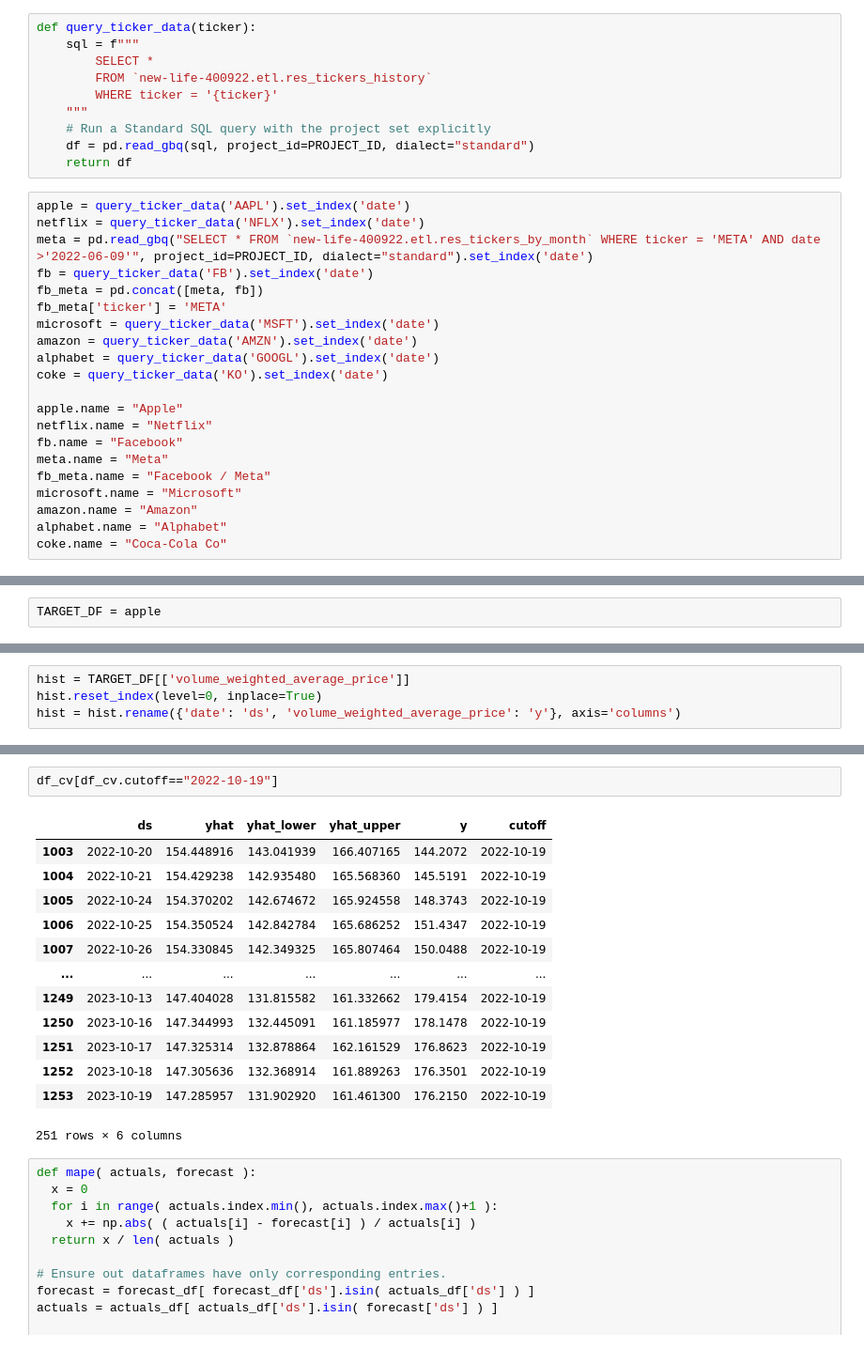
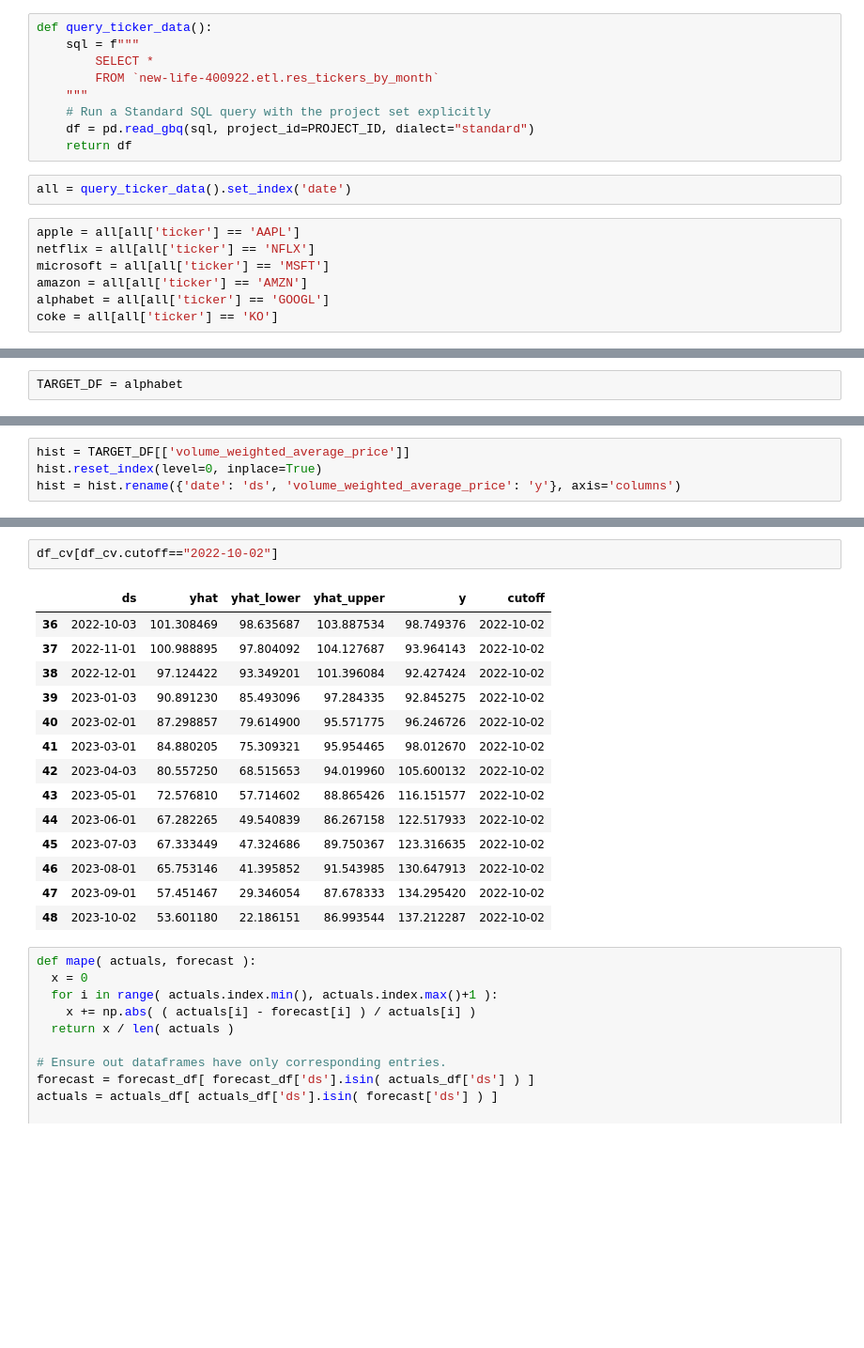
Before and after one commit to evanvolgas/arapbi, a Jupyter notebook: analysis/prophet.ipynb, the cells around one changed output, grey strips where cells are left out. Shown: that part at 94% size. Saved outputs shown, nothing was run; the diff lists cells and outputs as text; blank space fills up the shorter version.

```diff
--- a/analysis/prophet.ipynb
+++ b/analysis/prophet.ipynb
@@ -24,33 +24,20 @@ logger.addHandler(logging.NullHandler())
 logger.propagate = False
 logger.setLevel(logging.ERROR)
 # %%
-def query_ticker_data(ticker):
+def query_ticker_data():
     sql = f"""
         SELECT *
-        FROM `new-life-400922.etl.res_tickers_history`
-        WHERE ticker = '{ticker}'
+        FROM `new-life-400922.etl.res_tickers_by_month`
     """
     # Run a Standard SQL query with the project set explicitly
     df = pd.read_gbq(sql, project_id=PROJECT_ID, dialect="standard")
     return df
 # %%
-apple = query_ticker_data('AAPL').set_index('date')
-netflix = query_ticker_data('NFLX').set_index('date')
-meta = pd.read_gbq("SELECT * FROM `new-life-400922.etl.res_tickers_by_month` WHERE ticker = 'META' AND date >'2022-06-09'", project_id=PROJECT_ID, dialect="standard").set_index('date')
-fb = query_ticker_data('FB').set_index('date')
-fb_meta = pd.concat([meta, fb])
-fb_meta['ticker'] = 'META'
-microsoft = query_ticker_data('MSFT').set_index('date')
-amazon = query_ticker_data('AMZN').set_index('date')
-alphabet = query_ticker_data('GOOGL').set_index('date')
-coke = query_ticker_data('KO').set_index('date')
-
-apple.name = "Apple"
-netflix.name = "Netflix"
-fb.name = "Facebook"
-meta.name = "Meta"
-fb_meta.name = "Facebook / Meta"
-microsoft.name = "Microsoft"
-amazon.name = "Amazon"
-alphabet.name = "Alphabet"
-coke.name = "Coca-Cola Co"
+all = query_ticker_data().set_index('date')
+# %%
+apple = all[all['ticker'] == 'AAPL']
+netflix = all[all['ticker'] == 'NFLX']
+microsoft = all[all['ticker'] == 'MSFT']
+amazon = all[all['ticker'] == 'AMZN']
+alphabet = all[all['ticker'] == 'GOOGL']
+coke = all[all['ticker'] == 'KO']
@@ -57,5 +51,5 @@ coke.name = "Coca-Cola Co"
 # %%
-TARGET_DF = apple
+TARGET_DF = alphabet
 # %%
 vwap = TARGET_DF['volume_weighted_average_price']
 # %%
@@ -234,19 +227,20 @@ duckdb.sql("select cutoff, count(*) from df_cv group by 1 order by 1").df()
 # %%
-df_cv[df_cv.cutoff=="2022-10-19"]
+df_cv[df_cv.cutoff=="2022-10-02"]
 # %% [output]
 |  | ds | yhat | yhat_lower | yhat_upper | y | cutoff |
-| 1003 | 2022-10-20 | 154.448916 | 143.041939 | 166.407165 | 144.2072 | 2022-10-19 |
-| 1004 | 2022-10-21 | 154.429238 | 142.935480 | 165.568360 | 145.5191 | 2022-10-19 |
-| 1005 | 2022-10-24 | 154.370202 | 142.674672 | 165.924558 | 148.3743 | 2022-10-19 |
-| 1006 | 2022-10-25 | 154.350524 | 142.842784 | 165.686252 | 151.4347 | 2022-10-19 |
-| 1007 | 2022-10-26 | 154.330845 | 142.349325 | 165.807464 | 150.0488 | 2022-10-19 |
-| ... | ... | ... | ... | ... | ... | ... |
-| 1249 | 2023-10-13 | 147.404028 | 131.815582 | 161.332662 | 179.4154 | 2022-10-19 |
-| 1250 | 2023-10-16 | 147.344993 | 132.445091 | 161.185977 | 178.1478 | 2022-10-19 |
-| 1251 | 2023-10-17 | 147.325314 | 132.878864 | 162.161529 | 176.8623 | 2022-10-19 |
-| 1252 | 2023-10-18 | 147.305636 | 132.368914 | 161.889263 | 176.3501 | 2022-10-19 |
-| 1253 | 2023-10-19 | 147.285957 | 131.902920 | 161.461300 | 176.2150 | 2022-10-19 |
+| 36 | 2022-10-03 | 101.308469 | 98.635687 | 103.887534 | 98.749376 | 2022-10-02 |
+| 37 | 2022-11-01 | 100.988895 | 97.804092 | 104.127687 | 93.964143 | 2022-10-02 |
+| 38 | 2022-12-01 | 97.124422 | 93.349201 | 101.396084 | 92.427424 | 2022-10-02 |
+| 39 | 2023-01-03 | 90.891230 | 85.493096 | 97.284335 | 92.845275 | 2022-10-02 |
+| 40 | 2023-02-01 | 87.298857 | 79.614900 | 95.571775 | 96.246726 | 2022-10-02 |
+| 41 | 2023-03-01 | 84.880205 | 75.309321 | 95.954465 | 98.012670 | 2022-10-02 |
+| 42 | 2023-04-03 | 80.557250 | 68.515653 | 94.019960 | 105.600132 | 2022-10-02 |
+| 43 | 2023-05-01 | 72.576810 | 57.714602 | 88.865426 | 116.151577 | 2022-10-02 |
+| 44 | 2023-06-01 | 67.282265 | 49.540839 | 86.267158 | 122.517933 | 2022-10-02 |
+| 45 | 2023-07-03 | 67.333449 | 47.324686 | 89.750367 | 123.316635 | 2022-10-02 |
+| 46 | 2023-08-01 | 65.753146 | 41.395852 | 91.543985 | 130.647913 | 2022-10-02 |
+| 47 | 2023-09-01 | 57.451467 | 29.346054 | 87.678333 | 134.295420 | 2022-10-02 |
+| 48 | 2023-10-02 | 53.601180 | 22.186151 | 86.993544 | 137.212287 | 2022-10-02 |
-251 rows × 6 columns
 # %%
 def mape( actuals, forecast ):
   x = 0
```
Also changed, not shown: parts of 9 cells of this notebook, 1 other file.
